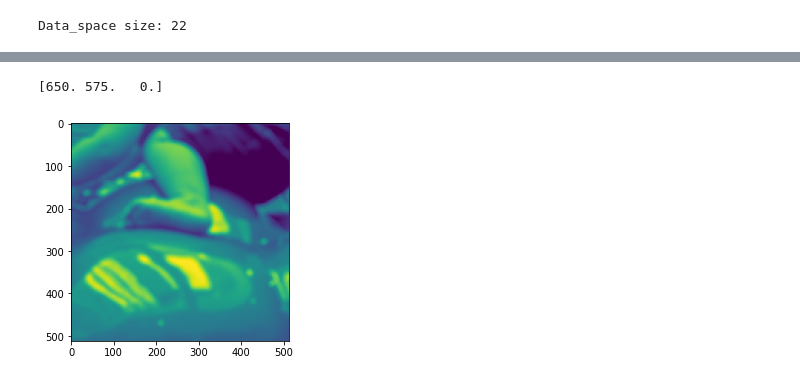
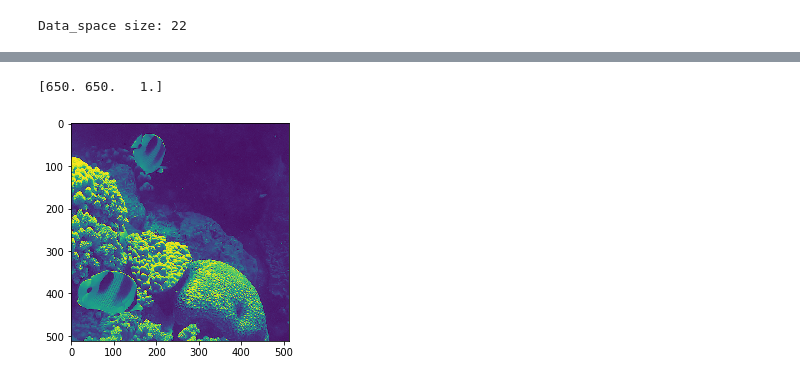
Before and after one commit to cianhwang/autofocusVCM, a Jupyter notebook: data_dis.ipynb, the cells around one changed output, grey strips where cells are left out. Cells and saved outputs as stored; diff of their text form; code cells hidden in the pictures.

```diff
--- a/data_dis.ipynb
+++ b/data_dis.ipynb
@@ -37,7 +37,7 @@ Label = np.zeros([Num_of_data,3],np.float32)
 # In[6]:
 
 
-Ground_truth_space = [475, 500, 525, 550, 600, 650, 675, 725, 800, 875, 1000]
+Ground_truth_space = [500, 525, 550, 600, 650, 675, 725, 800, 875, 1000]
 Data_space = list(range(1000, 450, -25))
 Data_space = Data_space[::-1]
 print("Data_space size:", len(Data_space))
@@ -112,20 +112,22 @@ def Defocus(input_image, filter_size, scale):
 def Data_aug(im):
     k = 360
     caseidx = random.randint(1,4)
+    idx1= random.randint(-200,200)
+    idx2 =random.randint(-200,200)
     if caseidx == 1:
-        return im[im.shape[0]//2-k:im.shape[0]//2+k,im.shape[1]//2-k:im.shape[1]//2+k]
+        return im[im.shape[0]//2-k+idx1:im.shape[0]//2+k+idx1,im.shape[1]//2-k+idx2:im.shape[1]//2+k+idx2]
 #     elif caseidx == 2:
 #         return np.rot90(im)
     elif caseidx == 2:
-        return np.rot90(np.rot90(im[im.shape[0]//2-k:im.shape[0]//2+k,im.shape[1]//2-k:im.shape[1]//2+k]))
+        return np.rot90(np.rot90(im[im.shape[0]//2-k+idx1:im.shape[0]//2+k+idx1,im.shape[1]//2-k+idx2:im.shape[1]//2+k+idx2]))
 #     elif caseidx == 4:
 #         return np.rot90(np.rot90(np.rot90(im)))
     elif caseidx == 3:
-        return np.flip(im[im.shape[0]//2-k:im.shape[0]//2+k,im.shape[1]//2-k:im.shape[1]//2+k],1)
+        return np.flip(im[im.shape[0]//2-k+idx1:im.shape[0]//2+k+idx1,im.shape[1]//2-k+idx2:im.shape[1]//2+k+idx2],1)
 #     elif caseidx == 6:
 #         return np.rot90(np.flip(im,1))
     elif caseidx == 4:
-        return np.rot90(np.rot90(np.flip(im[im.shape[0]//2-k:im.shape[0]//2+k,im.shape[1]//2-k:im.shape[1]//2+k],1)))
+        return np.rot90(np.rot90(np.flip(im[im.shape[0]//2-k+idx1:im.shape[0]//2+k+idx1,im.shape[1]//2-k+idx2:im.shape[1]//2+k+idx2],1)))
 #     elif caseidx == 8:
 #         return np.rot90(np.rot90(np.rot90(np.flip(im,1))))
 # %%
@@ -137,7 +139,7 @@ for i in range(Num_of_data//2):
     img = cv2.imread(File_names[idx],0)
     img_file_names.append(File_names[idx])
     while True:
-        if (img is not None) and (min(img.shape[0]-720,img.shape[1]-720) > 0):
+        if (img is not None) and (min(img.shape[0]-1200,img.shape[1]-1200) > 0):
             break
         idx = random.randint(0,len(File_names)-1)
         img = cv2.imread(File_names[idx],0)
@@ -153,12 +155,26 @@ for i in range(Num_of_data//2):
     current_position = random.choice(Ground_truth_space)
     current_data_space = list(set(Data_space).difference(set([current_position])))
     defocus1 = random.choice(current_data_space)
-    DATA[2*i,:,:,0] = Focused_image[Focused_image.shape[0]//2-image_size1//2:Focused_image.shape[0]//2+image_size1//2,Focused_image.shape[1]//2-image_size2//2:Focused_image.shape[1]//2+image_size2//2]
-    DATA[2*i,:,:,0] = (DATA[2*i,:,:,0] - DATA[2*i,:,:,0].min())/(DATA[2*i,:,:,0].max() - DATA[2*i,:,:,0].min())
+    DATA_ = Focused_image[Focused_image.shape[0]//2-image_size1//2:Focused_image.shape[0]//2+image_size1//2,Focused_image.shape[1]//2-image_size2//2:Focused_image.shape[1]//2+image_size2//2]
+    DATA_ = (DATA_ - DATA_.min())/(DATA_.max() - DATA_.min())
     Label[2*i,0] = current_position
     Label[2*i,1] = current_position
     Label[2*i,2] = 1
+    DATA[2*i,:,:,0] = (DATA_ *255.0).astype('uint8')
 
+    idx = random.randint(0,len(File_names)-1)
+    img = cv2.imread(File_names[idx],0)
+    img_file_names.append(File_names[idx])
+    while True:
+        if (img is not None) and (min(img.shape[0]-1200,img.shape[1]-1200) > 0):
+            break
+        idx = random.randint(0,len(File_names)-1)
+        img = cv2.imread(File_names[idx],0)
+        img_file_names[i] = File_names[idx]
+
+    Focused_image = Data_aug(img)
+    if Focused_image.max()>1:
+        Focused_image = Focused_image/255.0
 
     model_mat = scipy.io.loadmat('vcm_models/n_Model_parameters_{}.mat'.format(current_position))  ###########################
         #print(model_mat.keys())
@@ -167,17 +183,15 @@ for i in range(Num_of_data//2):
 #         print("focus img shape", Focused_image.shape)
 #         print(Model_parameters[10, :])
 
-    DATA[2*i+1,:,:,0] = Defocus(Focused_image,Model_parameters[Data_space.index(defocus1),2],Model_parameters[Data_space.index(defocus1),3])
+    DATA_ = Defocus(Focused_image,Model_parameters[Data_space.index(defocus1),2],Model_parameters[Data_space.index(defocus1),3])
+    DATA_ = (DATA_ - DATA_.min())/(DATA_.max() - DATA_.min())
+    DATA[2*i+1,:,:,0] = (DATA_ *255.0).astype('uint8')
     Label[2*i+1,0] = current_position
     Label[2*i+1,1] = defocus1
     if abs(defocus1-current_position)<33:
         Label[2*i+1,2] = 1
     else:
         Label[2*i+1,2] = 0
-
-DATA = (DATA*255.0).astype(np.uint8)
-np.save('vcm_data/train_data_one_im_norm_2set_512_vcm_discrinimator',DATA)    ##################################
-np.save('vcm_data/train_label_one_im_norm_2set_512_vcm_discrinimator',Label)  ##################################
 # %% [output]
 0
 1
@@ -192,12 +217,13 @@ np.save('vcm_data/train_label_one_im_norm_2set_512_vcm_discrinimator',Label)  ##
 # %%
 import matplotlib.pyplot as plt
 %matplotlib inline
-plt.imshow(DATA[5, :, :, 0])
+idx =2
+plt.imshow(DATA[idx, :, :, 0])
 
-print(Label[5, :])
+print(Label[idx, :])
 # %% [output]
-[650. 575.   0.]
+[650. 650.   1.]
-[figure, old version]
+[figure, new version]
 # %%
 DATA.dtype
 # %% [output]
```
Also changed, not shown: parts of 5 cells of this notebook, 9 other files.
